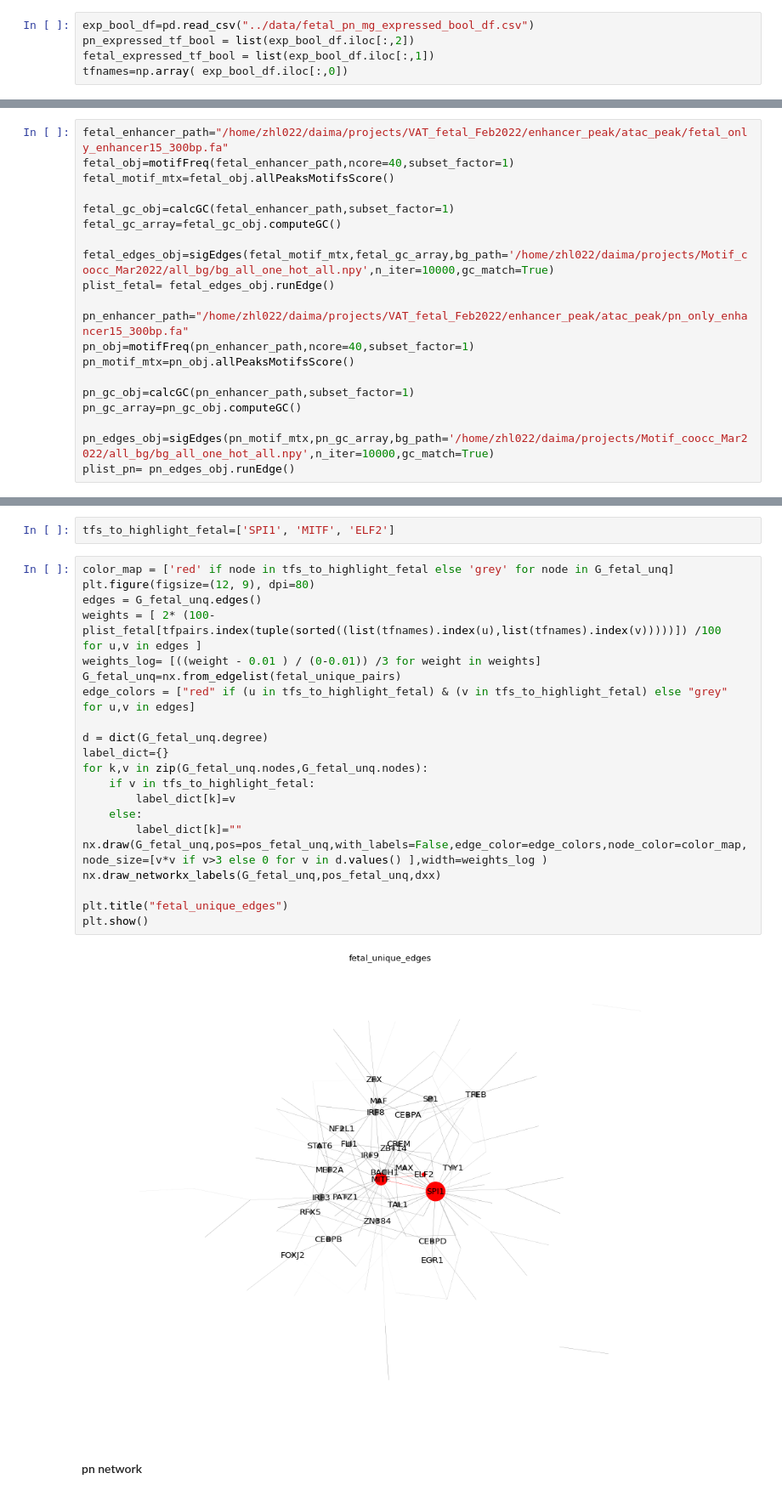
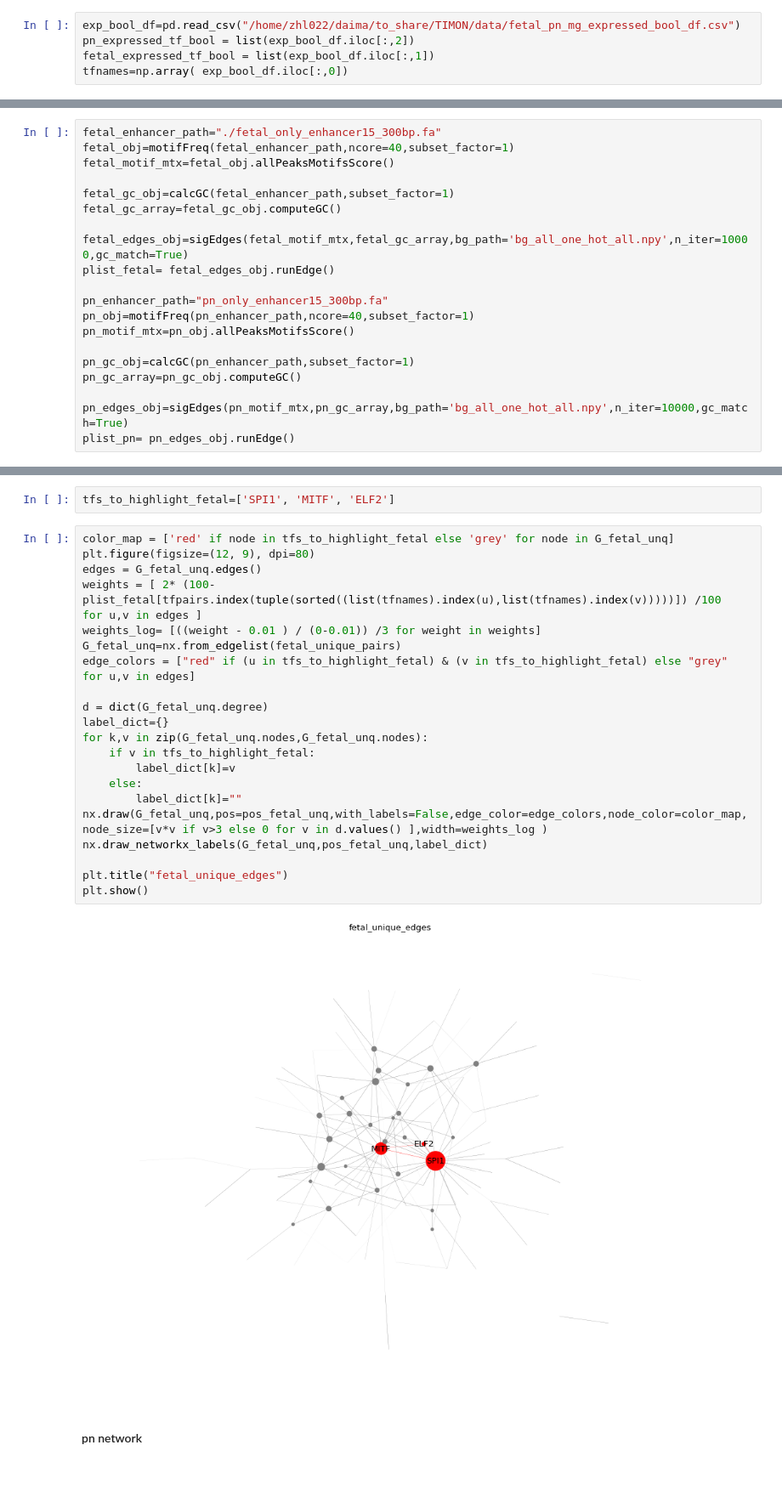
Before and after one commit to rzzli/TIMON, a Jupyter notebook: tutorials/microglia_cooccurrence.ipynb, the cells around one changed output, grey strips where cells are left out. Shown: that part at 85% size. Cells and saved outputs as stored; diff of their text form.

```diff
--- a/tutorials/microglia_cooccurrence.ipynb
+++ b/tutorials/microglia_cooccurrence.ipynb
@@ -41,31 +41,31 @@ import networkx as nx
 # %% [markdown]
 #### load expressed tf list
 # %%
-exp_bool_df=pd.read_csv("../data/fetal_pn_mg_expressed_bool_df.csv")
+exp_bool_df=pd.read_csv("/home/zhl022/daima/to_share/TIMON/data/fetal_pn_mg_expressed_bool_df.csv")
 pn_expressed_tf_bool = list(exp_bool_df.iloc[:,2])
 fetal_expressed_tf_bool = list(exp_bool_df.iloc[:,1])
 tfnames=np.array( exp_bool_df.iloc[:,0])
 # %% [markdown]
 #### run non-overlapping motif co-occurrence count
 # %%
-fetal_enhancer_path="/home/zhl022/daima/projects/VAT_fetal_Feb2022/enhancer_peak/atac_peak/fetal_only_enhancer15_300bp.fa"
+fetal_enhancer_path="./fetal_only_enhancer15_300bp.fa"
 fetal_obj=motifFreq(fetal_enhancer_path,ncore=40,subset_factor=1)
 fetal_motif_mtx=fetal_obj.allPeaksMotifsScore()
 
 fetal_gc_obj=calcGC(fetal_enhancer_path,subset_factor=1)
 fetal_gc_array=fetal_gc_obj.computeGC()
 
-fetal_edges_obj=sigEdges(fetal_motif_mtx,fetal_gc_array,bg_path='/home/zhl022/daima/projects/Motif_coocc_Mar2022/all_bg/bg_all_one_hot_all.npy',n_iter=10000,gc_match=True)
+fetal_edges_obj=sigEdges(fetal_motif_mtx,fetal_gc_array,bg_path='bg_all_one_hot_all.npy',n_iter=10000,gc_match=True)
 plist_fetal= fetal_edges_obj.runEdge()
 
-pn_enhancer_path="/home/zhl022/daima/projects/VAT_fetal_Feb2022/enhancer_peak/atac_peak/pn_only_enhancer15_300bp.fa"
+pn_enhancer_path="pn_only_enhancer15_300bp.fa"
 pn_obj=motifFreq(pn_enhancer_path,ncore=40,subset_factor=1)
 pn_motif_mtx=pn_obj.allPeaksMotifsScore()
 
 pn_gc_obj=calcGC(pn_enhancer_path,subset_factor=1)
 pn_gc_array=pn_gc_obj.computeGC()
 
-pn_edges_obj=sigEdges(pn_motif_mtx,pn_gc_array,bg_path='/home/zhl022/daima/projects/Motif_coocc_Mar2022/all_bg/bg_all_one_hot_all.npy',n_iter=10000,gc_match=True)
+pn_edges_obj=sigEdges(pn_motif_mtx,pn_gc_array,bg_path='bg_all_one_hot_all.npy',n_iter=10000,gc_match=True)
 plist_pn= pn_edges_obj.runEdge()
 # %% [markdown]
 <a id="sig_edge"></a>
@@ -129,26 +129,26 @@ tfs_to_highlight_fetal=['SPI1', 'MITF', 'ELF2']
 # %%
 color_map = ['red' if node in tfs_to_highlight_fetal else 'grey' for node in G_fetal_unq]
 plt.figure(figsize=(12, 9), dpi=80)
 edges = G_fetal_unq.edges()
 weights = [ 2* (100-plist_fetal[tfpairs.index(tuple(sorted((list(tfnames).index(u),list(tfnames).index(v)))))]) /100  for u,v in edges ]
 weights_log= [((weight - 0.01 ) / (0-0.01)) /3 for weight in weights]
 G_fetal_unq=nx.from_edgelist(fetal_unique_pairs)
 edge_colors = ["red" if (u in tfs_to_highlight_fetal) & (v in tfs_to_highlight_fetal) else "grey"  for u,v in edges]
 
 d = dict(G_fetal_unq.degree)
 label_dict={}
 for k,v in zip(G_fetal_unq.nodes,G_fetal_unq.nodes):
     if v in tfs_to_highlight_fetal:
         label_dict[k]=v
     else:
         label_dict[k]=""
 nx.draw(G_fetal_unq,pos=pos_fetal_unq,with_labels=False,edge_color=edge_colors,node_color=color_map, node_size=[v*v if v>3 else 0 for v in d.values() ],width=weights_log )
-nx.draw_networkx_labels(G_fetal_unq,pos_fetal_unq,dxx)
+nx.draw_networkx_labels(G_fetal_unq,pos_fetal_unq,label_dict)
 
 plt.title("fetal_unique_edges")
 plt.show()
 # %% [output]
-[figure, old version]
+[figure, new version]
 # %% [markdown]
 #### pn network
 # %%
```
